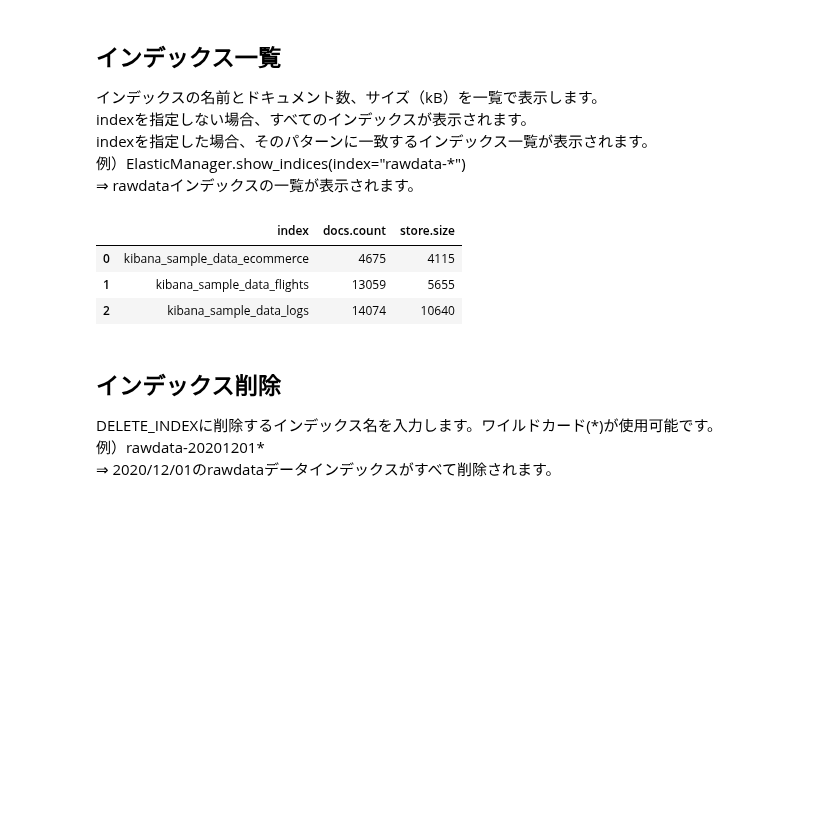
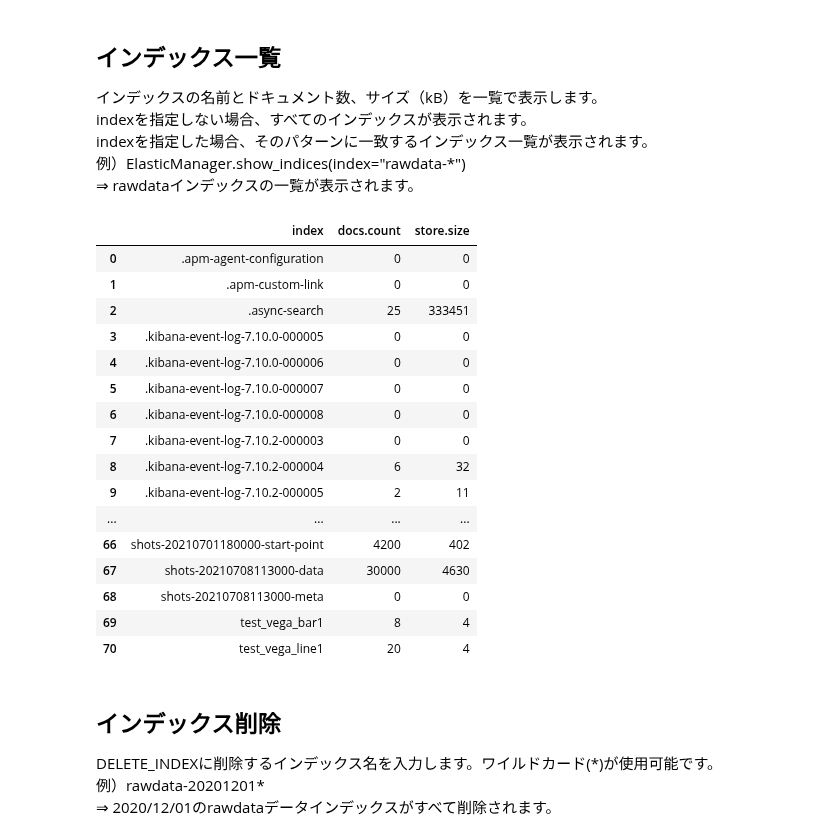
Before and after one commit to ymiyamoto5/data-analysis-platform-bak, a Jupyter notebook: notebooks/operation.ipynb, the cells around one changed output. Cells and saved outputs as stored; diff of their text form; code cells hidden in the pictures; blank space fills up the shorter version.

```diff
--- a/notebooks/operation.ipynb
+++ b/notebooks/operation.ipynb
@@ -21,12 +21,25 @@ indexを指定した場合、そのパターンに一致するインデックス
 ⇒ rawdataインデックスの一覧が表示されます。
 # %%
 # 例）ElasticManager.show_indices(index="rawdata-*")
-ElasticManager.show_indices(index="*sample*")
+ElasticManager.show_indices(index="*")
 # %% [output]
 |  | index | docs.count | store.size |
-| 0 | kibana_sample_data_ecommerce | 4675 | 4115 |
-| 1 | kibana_sample_data_flights | 13059 | 5655 |
-| 2 | kibana_sample_data_logs | 14074 | 10640 |
+| 0 | .apm-agent-configuration | 0 | 0 |
+| 1 | .apm-custom-link | 0 | 0 |
+| 2 | .async-search | 25 | 333451 |
+| 3 | .kibana-event-log-7.10.0-000005 | 0 | 0 |
+| 4 | .kibana-event-log-7.10.0-000006 | 0 | 0 |
+| 5 | .kibana-event-log-7.10.0-000007 | 0 | 0 |
+| 6 | .kibana-event-log-7.10.0-000008 | 0 | 0 |
+| 7 | .kibana-event-log-7.10.2-000003 | 0 | 0 |
+| 8 | .kibana-event-log-7.10.2-000004 | 6 | 32 |
+| 9 | .kibana-event-log-7.10.2-000005 | 2 | 11 |
+| ... | ... | ... | ... |
+| 66 | shots-20210701180000-start-point | 4200 | 402 |
+| 67 | shots-20210708113000-data | 30000 | 4630 |
+| 68 | shots-20210708113000-meta | 0 | 0 |
+| 69 | test_vega_bar1 | 8 | 4 |
+| 70 | test_vega_line1 | 20 | 4 |
 # %% [markdown]
 ## インデックス削除
 DELETE_INDEXに削除するインデックス名を入力します。ワイルドカード(\*)が使用可能です。
```
Also changed, not shown: parts of 1 cell of this notebook, 3 other files.
